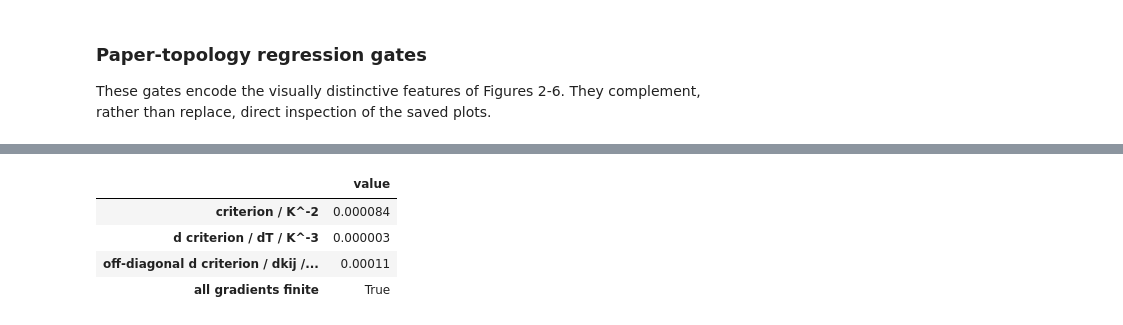
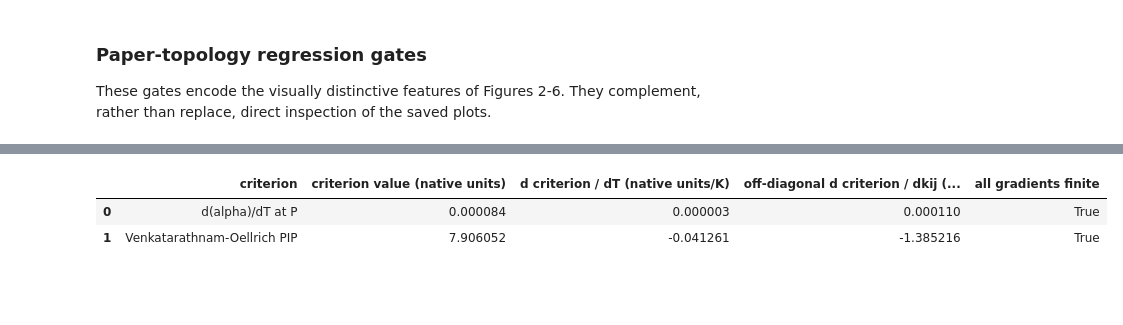
Before and after one commit to ThermoPhase-FCSRG/torch-flash, a Jupyter notebook: notebooks/verification/29_bennett_phase_identification_methods.ipynb, the cells around one changed output, grey strips where cells are left out. Cells and saved outputs as stored; diff of their text form; code cells hidden in the pictures; blank space fills up the shorter version.

```diff
--- a/notebooks/verification/29_bennett_phase_identification_methods.ipynb
+++ b/notebooks/verification/29_bennett_phase_identification_methods.ipynb
@@ -1144,47 +1264,61 @@ gradient is the relevant differentiability gate.
 # %%
-gradient_model = peng_robinson_1978(
-    binary_components,
-    kij=binary_kij,
-    trainable=True,
-)
-gradient_temperature = torch.tensor(180.0, requires_grad=True)
-gradient_state = ChemicalState(
-    gradient_temperature,
-    torch.tensor(3.0e6),
-    torch.tensor([0.5, 0.5]),
-)
-gradient_identification = identify_phase(
-    gradient_model,
-    gradient_state,
-    method="bennett-thermal-expansion-derivative",
-)
-if gradient_identification.criterion_value is None:
-    raise RuntimeError("thermal-expansion criterion unexpectedly unavailable")
-temperature_gradient, interaction_gradient = torch.autograd.grad(
-    gradient_identification.criterion_value,
-    (gradient_temperature, gradient_model.mixing.raw_kij),
-)
-gradient_audit = pd.Series(
-    {
-        "criterion / K^-2": float(gradient_identification.criterion_value.detach()),
-        "d criterion / dT / K^-3": float(temperature_gradient),
-        "off-diagonal d criterion / dkij / K^-2": float(interaction_gradient[0, 1]),
-        "all gradients finite": bool(
-            torch.isfinite(temperature_gradient)
-            & torch.isfinite(interaction_gradient).all()
-        ),
-    },
-    name="value",
-)
-display(gradient_audit.to_frame())
-assert bool(gradient_audit["all gradients finite"])
-assert abs(float(interaction_gradient[0, 1])) > 0.0
+gradient_rows = []
+for criterion_label, criterion_method in (
+    ("d(alpha)/dT at P", "bennett-thermal-expansion-derivative"),
+    (
+        "Venkatarathnam-Oellrich PIP",
+        "venkatarathnam-oellrich-phase-identification-parameter",
+    ),
+):
+    gradient_model = peng_robinson_1978(
+        binary_components,
+        kij=binary_kij,
+        trainable=True,
+    )
+    gradient_temperature = torch.tensor(180.0, requires_grad=True)
+    gradient_state = ChemicalState(
+        gradient_temperature,
+        torch.tensor(3.0e6),
+        torch.tensor([0.5, 0.5]),
+    )
+    gradient_identification = identify_phase(
+        gradient_model,
+        gradient_state,
+        method=criterion_method,
+    )
+    if gradient_identification.criterion_value is None:
+        raise RuntimeError(f"{criterion_label} unexpectedly unavailable")
+    temperature_gradient, interaction_gradient = torch.autograd.grad(
+        gradient_identification.criterion_value,
+        (gradient_temperature, gradient_model.mixing.raw_kij),
+    )
+    gradient_rows.append(
+        {
+            "criterion": criterion_label,
+            "criterion value (native units)": float(
+                gradient_identification.criterion_value.detach()
+            ),
+            "d criterion / dT (native units/K)": float(temperature_gradient),
+            "off-diagonal d criterion / dkij (native units)": float(
+                interaction_gradient[0, 1]
+            ),
+            "all gradients finite": bool(
+                torch.isfinite(temperature_gradient)
+                & torch.isfinite(interaction_gradient).all()
+            ),
+        }
+    )
+
+gradient_audit = pd.DataFrame(gradient_rows)
+display(gradient_audit)
+assert gradient_audit["all gradients finite"].all()
+assert (
+    gradient_audit["off-diagonal d criterion / dkij (native units)"].abs() > 0.0
+).all()
 # %% [output]
-|  | value |
-| criterion / K^-2 | 0.000084 |
-| d criterion / dT / K^-3 | 0.000003 |
-| off-diagonal d criterion / dkij /... | 0.00011 |
-| all gradients finite | True |
+|  | criterion | criterion value (native units) | d criterion / dT (native units/K) | off-diagonal d criterion / dkij (... | all gradients finite |
+| 0 | d(alpha)/dT at P | 0.000084 | 0.000003 | 0.000110 | True |
+| 1 | Venkatarathnam-Oellrich PIP | 7.906052 | -0.041261 | -1.385216 | True |
 # %% [markdown]
 ## Conclusions and limitations
 
```
Also changed, not shown: parts of 12 cells of this notebook, 11 other files.
